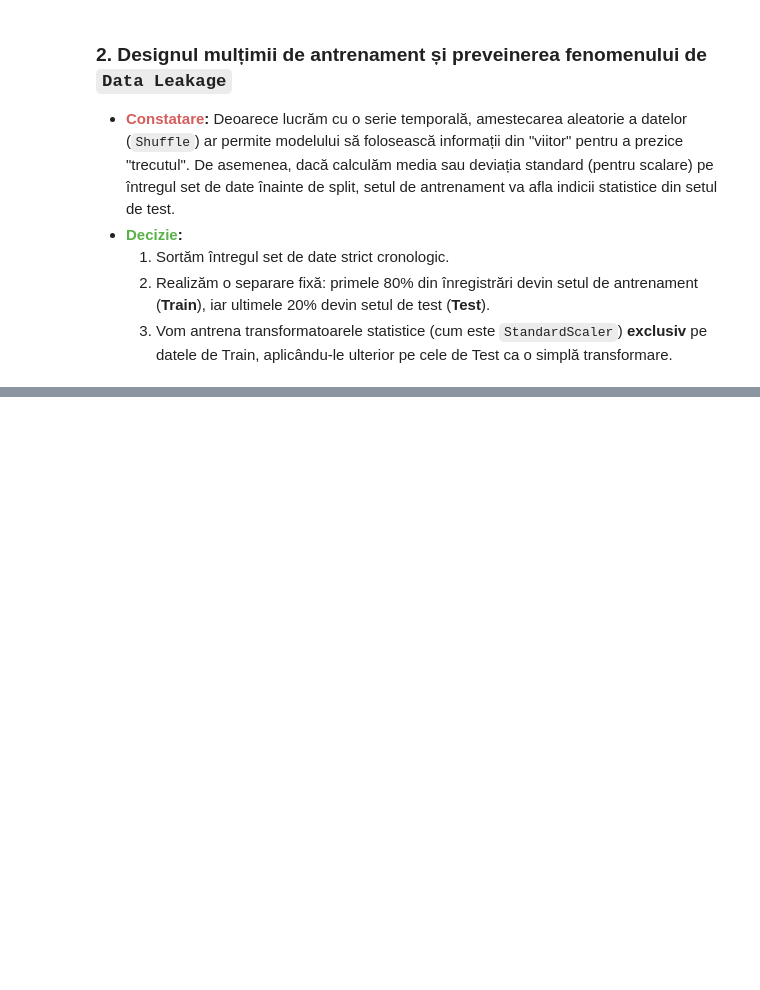
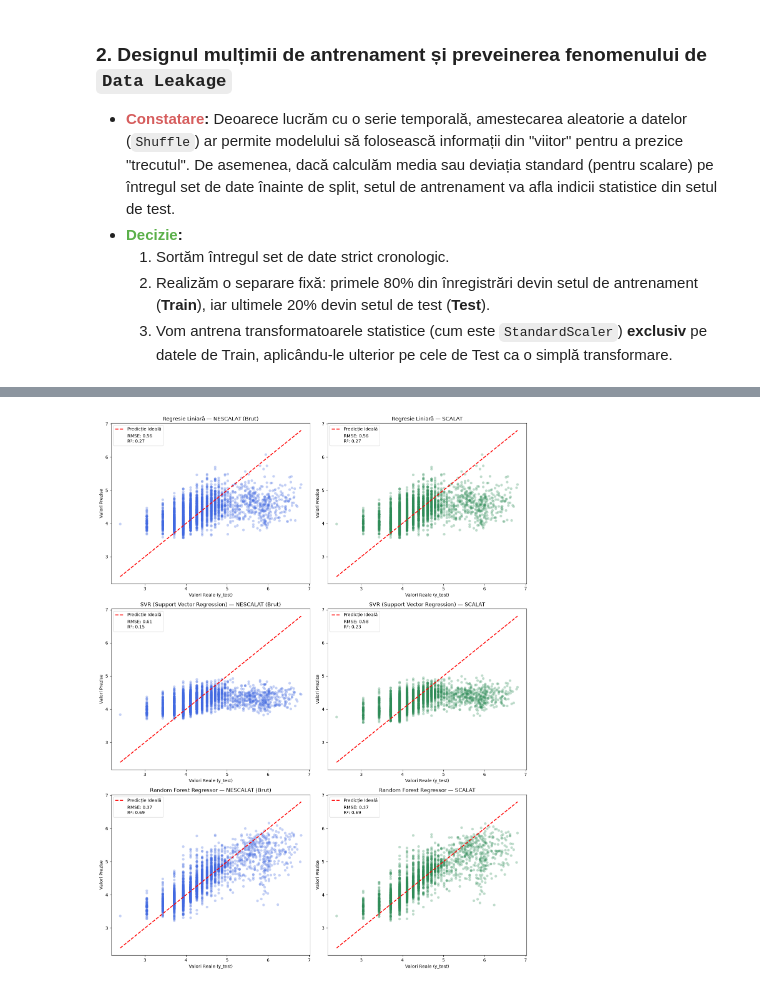
Before and after one commit to jefftobi2004/MachineLearning_Study, a Jupyter notebook: notebooks/PartA.ipynb, the cells around one changed output, grey strips where cells are left out. Cells and saved outputs as stored; diff of their text form; code cells hidden in the pictures; blank space fills up the shorter version.

Commit message:
Completed model training and hyperparameter optimization

```diff
--- a/notebooks/PartA.ipynb
+++ b/notebooks/PartA.ipynb
@@ -141,6 +141,8 @@ df = df.sort_values(by='date').reset_index(drop=True)
 
 df['Hour'] = df['date'].dt.hour
 df['DayOfWeek'] = df['date'].dt.day_of_week
+df['Month'] = df['date'].dt.month
+df['DayOfYear'] = df['date'].dt.dayofyear
 
 X = df.drop(columns=['date', 'Appliances', 'rv1', 'rv2']) # Eliminarea coloanelor irelevante pentru modelare
 
@@ -153,7 +155,7 @@ y = np.log1p(df['Appliances']) # Transformarea logaritmică a valorilor target
   2. Realizăm o separare fixă: primele 80% din înregistrări devin setul de antrenament (**Train**), iar ultimele 20% devin setul de test (**Test**).
   3. Vom antrena transformatoarele statistice (cum este `StandardScaler`) **exclusiv** pe datele de Train, aplicându-le ulterior pe cele de Test ca o simplă transformare.
 # %%
-X_train, X_test, y_train, y_test = train_test_split(X, y, test_size=0.2, shuffle=False)
+X_train, X_test, y_train, y_test = train_test_split(X, y, test_size=0.2)
 
 print(f"Total rânduri în setul inițial:  {len(df)}")
 print(f"Rânduri alocate pentru Train (80%): {X_train.shape[0]}")
@@ -176,7 +178,7 @@ Construim un `ColumnTransformer` care aplică `StandardScaler` doar pe senzorii
 from sklearn.compose import ColumnTransformer
 from sklearn.preprocessing import StandardScaler
 
-sensor_attributes = [col for col in X_train.columns if col not in ['Hour', 'DayOfWeek']]
+sensor_attributes = [col for col in X_train.columns if col not in ['Hour', 'DayOfWeek', 'Month', 'DayOfYear']]
 
 climate_preprocessor = ColumnTransformer(
     transformers=[
@@ -186,6 +188,6 @@ climate_preprocessor = ColumnTransformer(
 )
 
 print(f"Număr de atribute ce vor fi scalate: {len(sensor_attributes)}")
-print(f"Atribute pass-through:               ['Hour', 'DayOfWeek']")
+print(f"Atribute pass-through: ['Hour', 'DayOfWeek', 'Month', 'DayOfYear']")
 # %% [output]
 Număr de atribute ce vor fi scalate: 25
@@ -192,0 +233,77 @@ Atribute pass-through:               ['Hour', 'DayOfWeek']
+# %%
+import numpy as np
+import matplotlib.pyplot as plt
+from sklearn.metrics import mean_squared_error, r2_score
+
+pipelines = {
+    'LR_Brut': pipeline_lr_brut,
+    'LR_Scalat': pipeline_lr_scalat,
+    'SVR_Brut': pipeline_svm_brut,
+    'SVR_Scalat': pipeline_svm_scalat,
+    'RF_Brut': pipeline_rf_brut,
+    'RF_Scalat': pipeline_rf_scalat
+}
+
+results = {}
+
+for name, pipe in pipelines.items():
+    # Antrenare
+    pipe.fit(X_train, y_train)
+
+    # Predictie pe setul de test
+    y_pred = pipe.predict(X_test)
+
+    # Calculul metricilor
+    rmse = np.sqrt(mean_squared_error(y_test, y_pred))
+    r2 = r2_score(y_test, y_pred)
+
+    results[name] = {
+        'y_pred': y_pred,
+        'rmse': rmse,
+        'r2': r2
+    }
+
+fig, axes = plt.subplots(3, 2, figsize=(14, 18))
+
+model_rows = [
+    ('Regresie Liniară', 'LR_Brut', 'LR_Scalat'),
+    ('SVR (Support Vector Regression)', 'SVR_Brut', 'SVR_Scalat'),
+    ('Random Forest Regressor', 'RF_Brut', 'RF_Scalat')
+]
+
+y_min, y_max = y_test.min(), y_test.max()
+
+for i, (model_title, key_brut, key_scalat) in enumerate(model_rows):
+
+    # Modelul Nescalat (Brut)
+    ax_left = axes[i, 0]
+    res_b = results[key_brut]
+    ax_left.scatter(y_test, res_b['y_pred'], alpha=0.3, color='royalblue', edgecolors='none')
+    ax_left.plot([y_min, y_max], [y_min, y_max], 'r--', lw=2, label='Predicție Ideală')
+
+    ax_left.set_title(f"{model_title} — NESCALAT (Brut)")
+    ax_left.set_xlabel("Valori Reale (y_test)")
+    ax_left.set_ylabel("Valori Prezise")
+
+    legend_text_b = f"RMSE: {res_b['rmse']:.2f}\nR²: {res_b['r2']:.2f}"
+    ax_left.plot([], [], ' ', label=legend_text_b)
+    ax_left.legend(loc='upper left', frameon=True)
+
+    # Modelul Scalat
+    ax_right = axes[i, 1]
+    res_s = results[key_scalat]
+    ax_right.scatter(y_test, res_s['y_pred'], alpha=0.3, color='seagreen', edgecolors='none')
+    ax_right.plot([y_min, y_max], [y_min, y_max], 'r--', lw=2, label='Predicție Ideală')
+
+    ax_right.set_title(f"{model_title} — SCALAT")
+    ax_right.set_xlabel("Valori Reale (y_test)")
+    ax_right.set_ylabel("Valori Prezise")
+
+    legend_text_s = f"RMSE: {res_s['rmse']:.2f}\nR²: {res_s['r2']:.2f}"
+    ax_right.plot([], [], ' ', label=legend_text_s)
+    ax_right.legend(loc='upper left', frameon=True)
+
+plt.tight_layout()
+plt.show()
+# %% [output]
+[figure, added]
```
Also changed, not shown: parts of 21 cells of this notebook, 1 other file.
